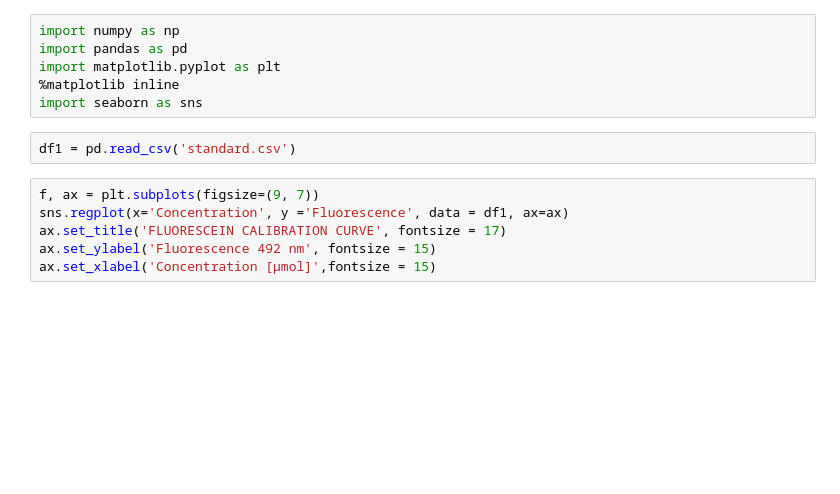
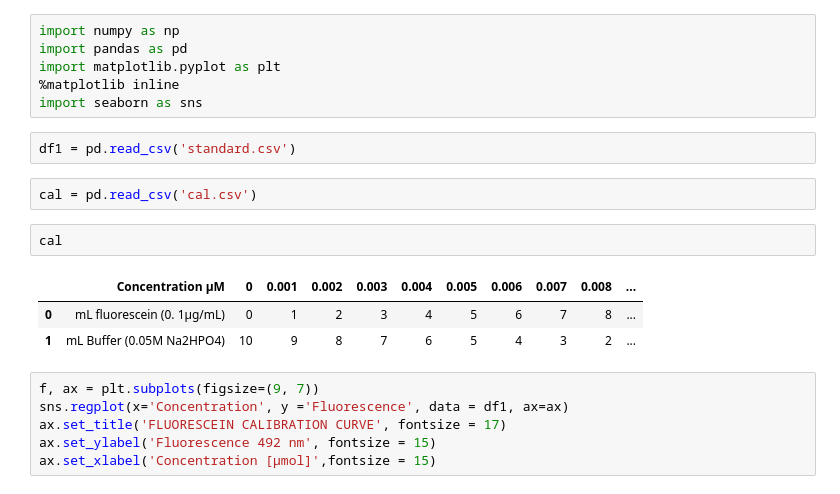
Before and after one commit to ChrisMontez/Spectrofluorometry, a Jupyter notebook: Data Analysis.ipynb, the cells around one changed output. Cells and saved outputs as stored; diff of their text form; blank space fills up the shorter version.

```diff
--- a/Data Analysis.ipynb
+++ b/Data Analysis.ipynb
@@ -6,6 +6,14 @@ import matplotlib.pyplot as plt
 import seaborn as sns
 # %%
 df1 = pd.read_csv('standard.csv')
+# %%
+cal = pd.read_csv('cal.csv')
+# %%
+cal
+# %% [output]
+|  | Concentration µM | 0 | 0.001 | 0.002 | 0.003 | 0.004 | 0.005 | 0.006 | 0.007 | 0.008 | ... |
+| 0 | mL fluorescein (0. 1µg/mL) | 0 | 1 | 2 | 3 | 4 | 5 | 6 | 7 | 8 | ... |
+| 1 | mL Buffer (0.05M Na2HPO4) | 10 | 9 | 8 | 7 | 6 | 5 | 4 | 3 | 2 | ... |
 # %%
 f, ax = plt.subplots(figsize=(9, 7))
 sns.regplot(x='Concentration', y ='Fluorescence', data = df1, ax=ax)
```
Also changed, not shown: 3 other files.
